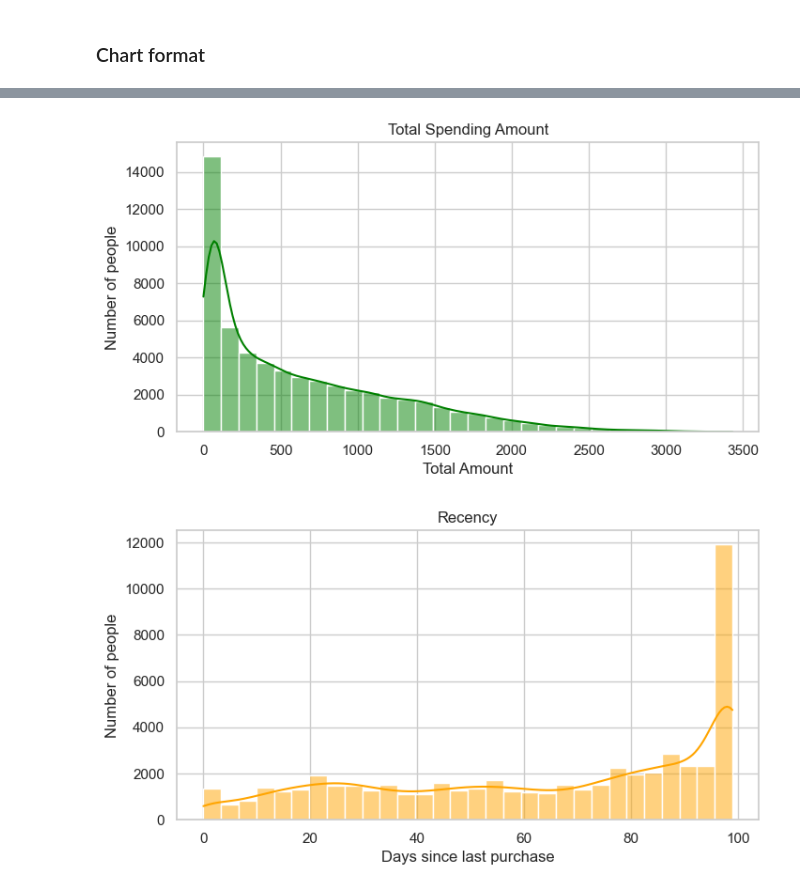
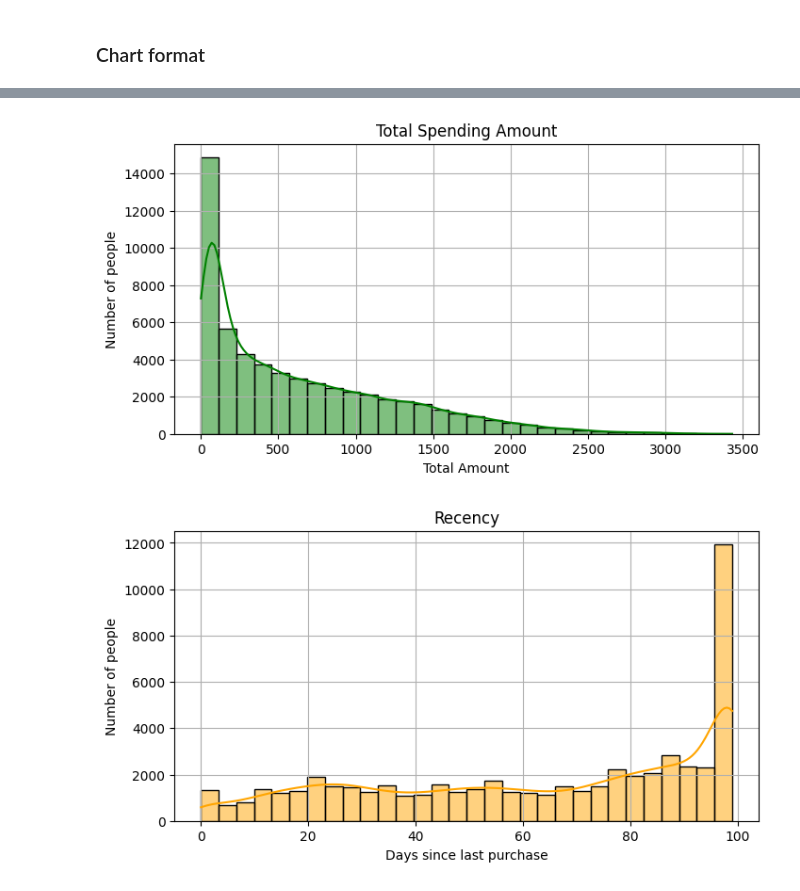
Before and after one commit to anishhsridhar/Customer-Analysis, a Jupyter notebook: Market.ipynb, the cells around one changed output, grey strips where cells are left out. Cells and saved outputs as stored; diff of their text form; code cells hidden in the pictures.

```diff
--- a/Market.ipynb
+++ b/Market.ipynb
@@ -233,7 +277,7 @@ pd.read_csv('Cleaned_marketing_data.csv')
 # %% [markdown]
 ### Chart format
 # %%
-df = pd.read_csv("Cleaned_marketing_data.csv")
+df = pd.read_csv("Final_dataset.csv")
 # %%
 plt.figure(figsize=(8, 4))
 sns.histplot(df['Income'], bins=30, kde=True, color='Blue')
@@ -258,18 +304,20 @@ sns.histplot(df['Total_Amt'], bins=30, kde=True, color='green')
 plt.title('Total Spending Amount')
 plt.xlabel('Total Amount')
 plt.ylabel('Number of people')
+plt.grid(True)
 plt.show()
 # %% [output]
-[figure, old version]
+[figure, new version]
 # %%
 plt.figure(figsize=(8, 4))
 sns.histplot(df['Recency'], bins=30, kde=True, color='orange')
 plt.title('Recency')
 plt.xlabel('Days since last purchase')
 plt.ylabel('Number of people')
+plt.grid(True)
 plt.show()
 # %% [output]
-[figure, old version]
+[figure, new version]
 # %%
 plt.figure(figsize=(8, 4))
 sns.countplot(data=df, x='Education', order=df['Education'].value_counts().index)
```
Also changed, not shown: parts of 35 cells of this notebook, 6 other files.
